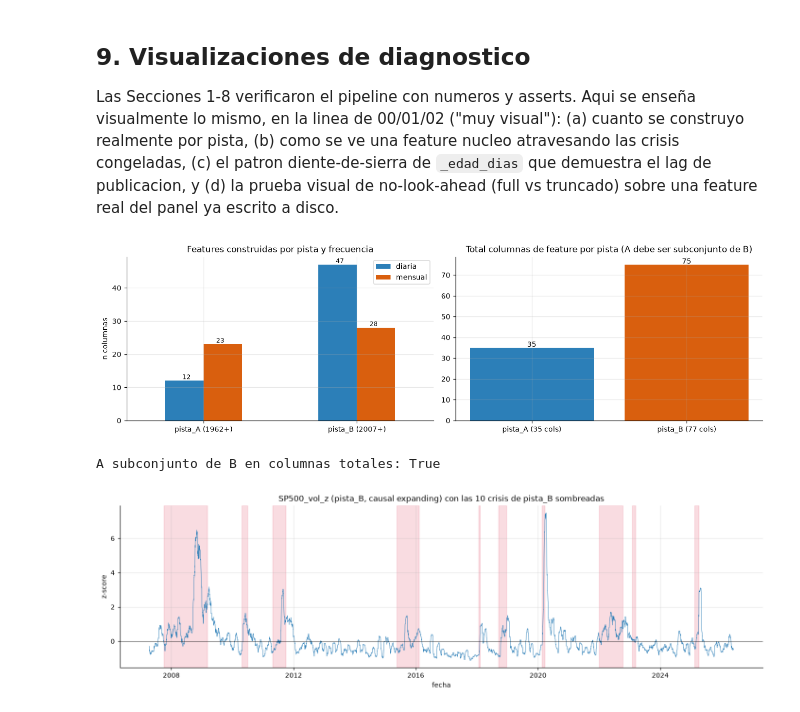
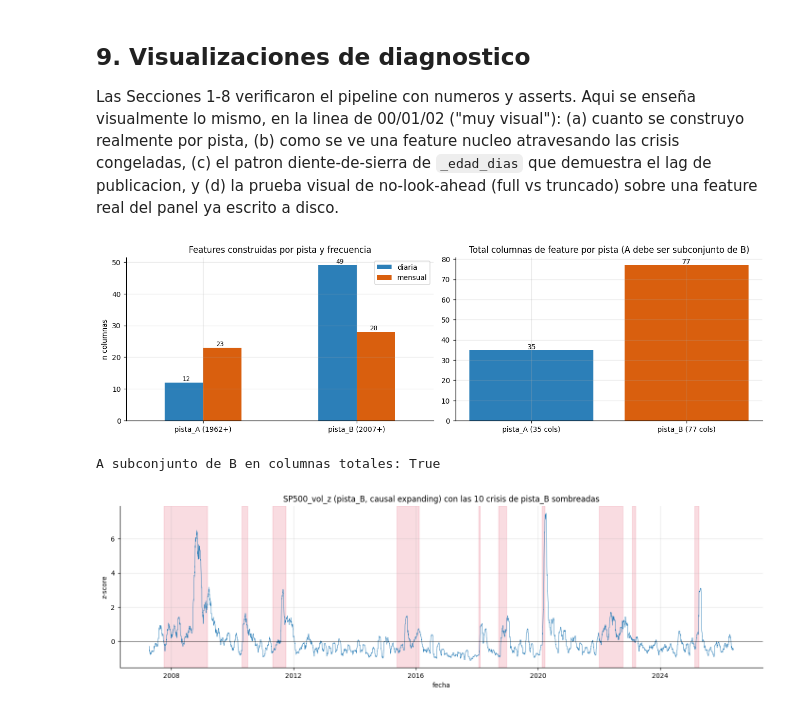
Before and after one commit to Romequinco/PRUEBAS_DETECCION_REGIMENES_DE_MERCADO_TFM, a Jupyter notebook: notebooks/03_preprocesado.ipynb, the cells around one changed output. Cells and saved outputs as stored; diff of their text form; code cells hidden in the pictures.

```diff
--- a/notebooks/03_preprocesado.ipynb
+++ b/notebooks/03_preprocesado.ipynb
@@ -1522,3 +1141,25 @@ SECCION 7 COMPLETA -- gate de verificacion superado en sus 4 frentes:
 Solo ahora es seguro escribir data/processed/pista{A,B}_{diaria,mensual}.parquet,
 labels.parquet y _meta.json (proximo paso, fuera de esta seccion).
 ======================================================================
+# %%
+# --- (5) Advertencias conocidas (NO bloqueantes; se registran en _meta.json) ---------------------
+columnas_vacias = {n: [c for c in p.columns if p[c].isna().all()]
+                   for n, p in [('pistaA_diaria', pistaA_diaria), ('pistaA_mensual', pistaA_mensual),
+                                ('pistaB_diaria', pistaB_diaria), ('pistaB_mensual', pistaB_mensual)]}
+advertencias = {
+    'columnas_enteramente_nan': {k: v for k, v in columnas_vacias.items() if v},
+    'lookahead_calendario_mensual_mercado_sin_lag': [c for c in NOLAG_MENSUAL if c in pistaB_mensual.columns],
+    'lag_macro_insuficiente': ['INDPRO_yoy_z', 'CPI_yoy_z', 'CPI_core_yoy_z', 'PPI_yoy_z', 'PPI_fuels_yoy_z',
+                               'PPI_metals_yoy_z', 'HOUST_yoy_z', 'CFNAI_z', 'CFNAIMA3_z',
+                               'broad_dollar_real_z', 'broad_dollar_nominal_z', 'GDP_growth_z'],
+    'icsa_fecha_referencia_sabado_publicacion_jueves': ['ICSA_z'],
+    'fuente_mal_etiquetada': {'CAPE_z': 'SHILLER_SP500_CAPE contiene el precio medio mensual del S&P 500',
+                              'FF_industry_dispersion_z': 'FF_5_INDUSTRY trae una sola cartera: no es dispersion',
+                              'FF_MKT5_z': 'duplicado de FF_MKT_z (mismo Mkt-RF)'},
+    'series_spec_cargadas_no_consumidas': sorted(s for s in series_B if s in {
+        'DGS1', 'DGS3', 'DGS7', 'DGS20', 'DGS1MO', 'DGS3MO', 'DGS6MO', 'DTB1YR', 'DTB6',  # PCA de curva no implementado
+        'GDPC1', 'REALIZED_VOL_SP500'}),  # insumo solo-raw / precio mal etiquetado (se recalcula)
+    'referencia': '02_diseno_preprocesado.ipynb §3.2 y §10; tests/test_preprocesado_causalidad.py (xfail)',
+}
+for k, v in advertencias.items():
+    print(f'- {k}: {v}')
@@ -1779,26 +1432,27 @@ Las Secciones 1-8 verificaron el pipeline con numeros y asserts. Aqui se enseña
 # %%
 # --- (a) Cobertura real por pista: cuantas de las filas de FEAT se construyeron ------------
 fig, ax = plt.subplots(1, 2, figsize=(12, 3.6))
 conteo = pd.DataFrame({
     'diaria':  [pistaA_diaria.shape[1], pistaB_diaria.shape[1]],
     'mensual': [len(base_cols_A_m), len(base_cols_B_m)],
 }, index=['pista_A (1962+)', 'pista_B (2007+)'])
 conteo.plot.bar(ax=ax[0], color=['#2c7fb8', '#d95f0e'], rot=0)
 ax[0].set_title('Features construidas por pista y frecuencia'); ax[0].set_ylabel('n columnas')
 for i, (idx, row) in enumerate(conteo.iterrows()):
     for j, v in enumerate(row.values):
         ax[0].text(i + (j - 0.5) * 0.22, v + 0.5, str(v), ha='center', fontsize=8)
 
-tot = pd.Series({'pista_A (35 cols)': pistaA_diaria.shape[1] + len(base_cols_A_m),
-                 'pista_B (77 cols)': pistaB_diaria.shape[1] + len(base_cols_B_m)})
+_nA = pistaA_diaria.shape[1] + len(base_cols_A_m)
+_nB = pistaB_diaria.shape[1] + len(base_cols_B_m)
+tot = pd.Series({f'pista_A ({_nA} cols)': _nA, f'pista_B ({_nB} cols)': _nB})
 ax[1].bar(tot.index, tot.values, color=['#2c7fb8', '#d95f0e'])
 ax[1].set_title('Total columnas de feature por pista (A debe ser subconjunto de B)')
 for i, v in enumerate(tot.values):
     ax[1].text(i, v + 0.5, str(v), ha='center', fontsize=9)
 plt.tight_layout(); plt.show()
 print('A subconjunto de B en columnas totales:', tot.iloc[0] <= tot.iloc[1])
 # %% [output]
-[figure, old version]
+[figure, new version]
 A subconjunto de B en columnas totales: True
 # %%
 # --- (b) Una feature nucleo (SP500_vol_z, pista_B) atravesando las 10 crisis congeladas -----
```
Also changed, not shown: parts of 29 cells of this notebook, 4 other files.
